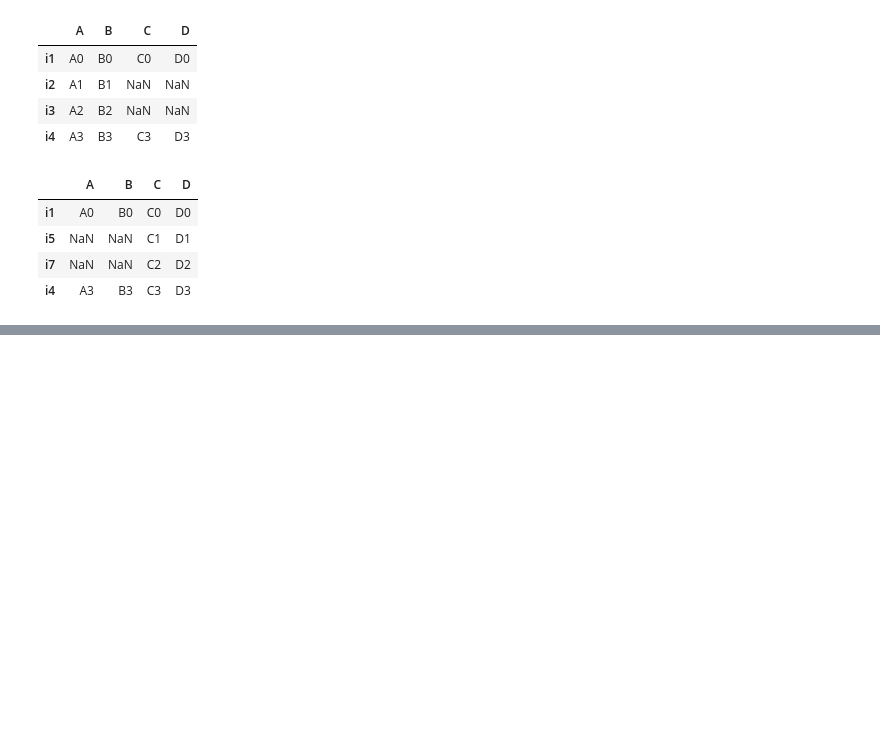
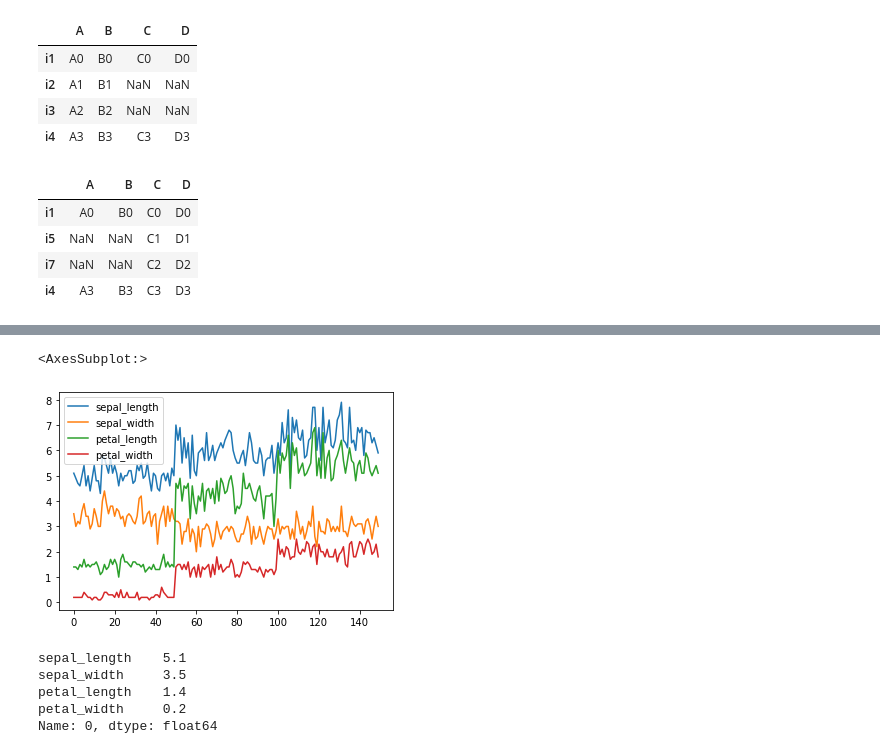
Before and after one commit to Prab1234/assignments, a Jupyter notebook: normal practise1.ipynb, the cells around one changed output, grey strips where cells are left out. Saved outputs shown, nothing was run; the diff lists cells and outputs as text; code cells hidden in the pictures; blank space fills up the shorter version.

```diff
--- a/normal practise1.ipynb
+++ b/normal practise1.ipynb
@@ -1920,0 +2259,3 @@ d1.join(d2,how='right')
+# %%
+  a= sns.load_dataset('iris')
+a.head()
@@ -1920,0 +2281,5 @@ d1.join(d2,how='right')
+# %%
+a.plot()
+# %% [output]
+<AxesSubplot:>
+[figure, added]
@@ -1920,0 +2288,8 @@ d1.join(d2,how='right')
+# %%
+a.iloc[0]
+# %% [output]
+sepal_length    5.1
+sepal_width     3.5
+petal_length    1.4
+petal_width     0.2
+Name: 0, dtype: float64
```
Also changed, not shown: parts of 140 cells of this notebook.
